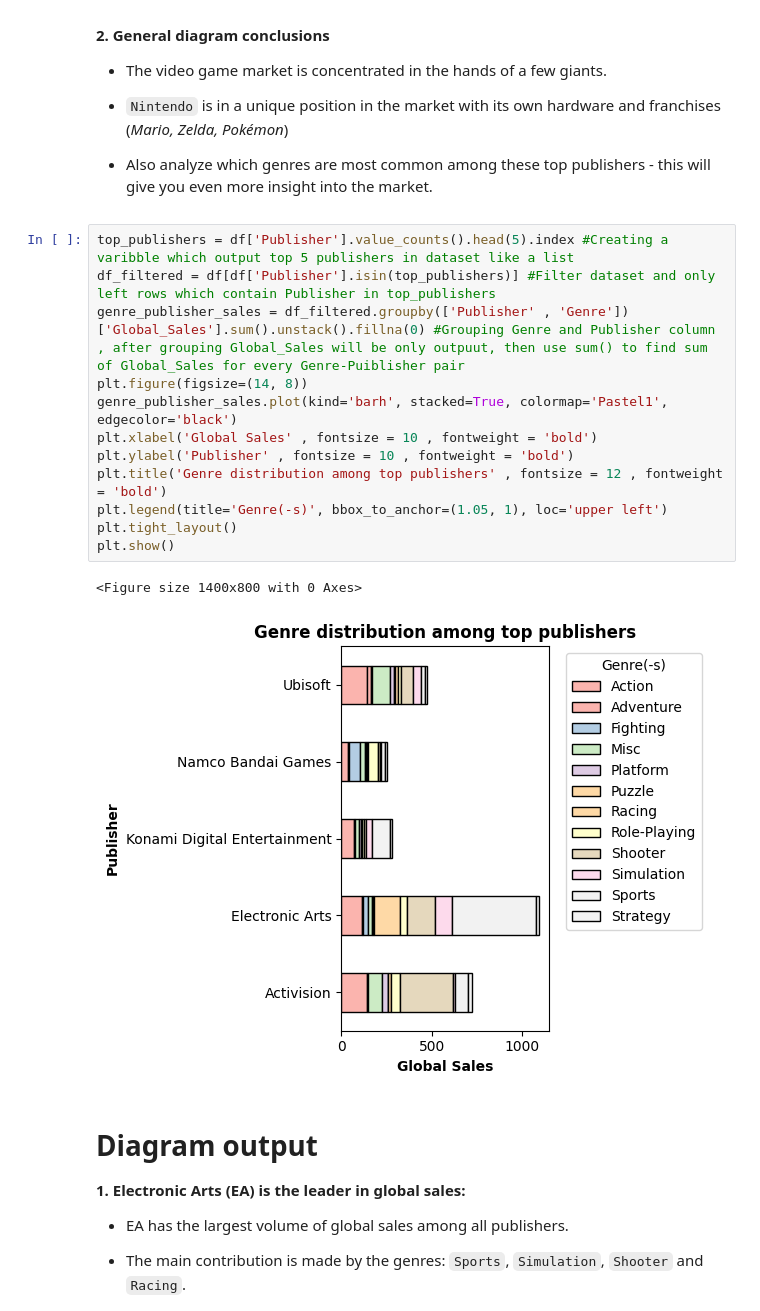
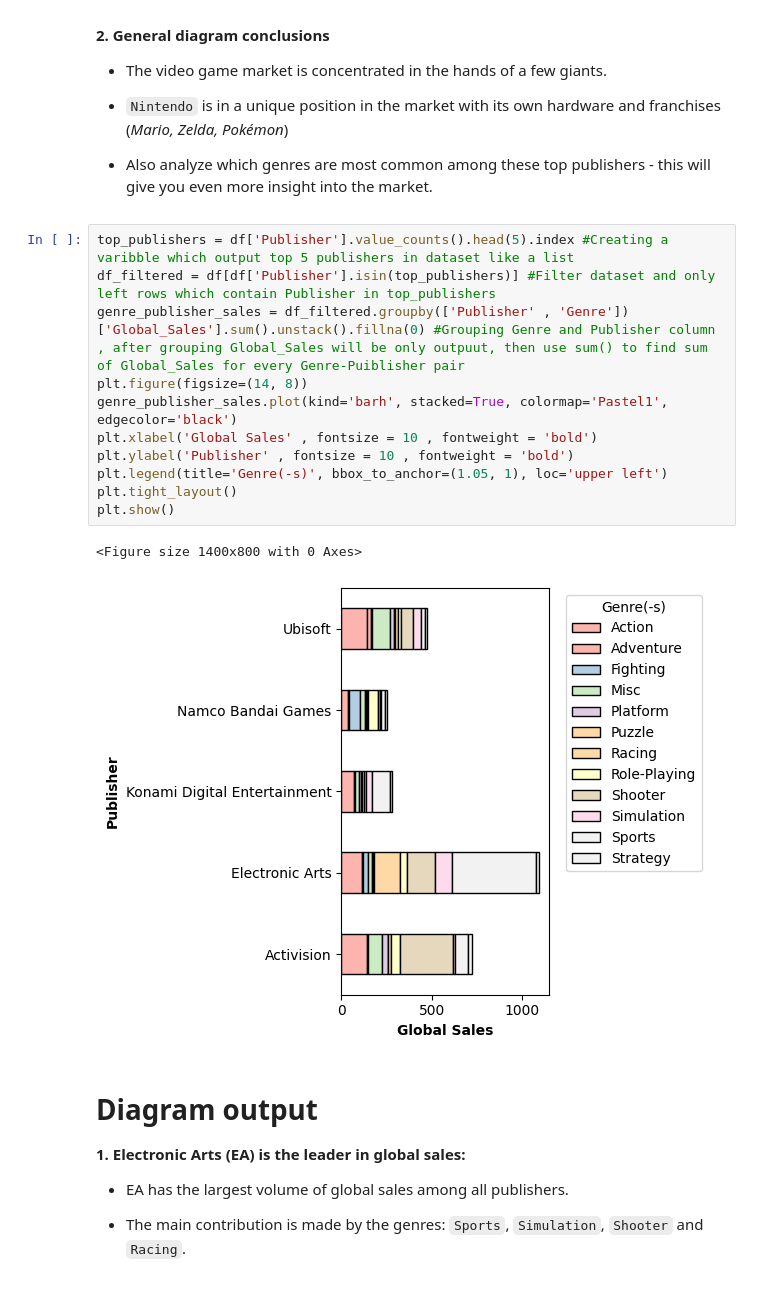
Before and after one commit to zizy2003/My-Projects, a Jupyter notebook: VideoGamesSales/project.ipynb, the cells around one changed output. Cells and saved outputs as stored; diff of their text form.

```diff
--- a/VideoGamesSales/project.ipynb
+++ b/VideoGamesSales/project.ipynb
@@ -566,18 +601,17 @@ plt.show()
 # %%
 top_publishers = df['Publisher'].value_counts().head(5).index #Creating a varibble which output top 5 publishers in dataset like a list
 df_filtered = df[df['Publisher'].isin(top_publishers)] #Filter dataset and only left rows which contain Publisher in top_publishers
 genre_publisher_sales = df_filtered.groupby(['Publisher' , 'Genre'])['Global_Sales'].sum().unstack().fillna(0) #Grouping Genre and Publisher column , after grouping Global_Sales will be only outpuut, then use sum() to find sum of Global_Sales for every Genre-Puiblisher pair
 plt.figure(figsize=(14, 8))
 genre_publisher_sales.plot(kind='barh', stacked=True, colormap='Pastel1', edgecolor='black')
 plt.xlabel('Global Sales' , fontsize = 10 , fontweight = 'bold')
 plt.ylabel('Publisher' , fontsize = 10 , fontweight = 'bold')
-plt.title('Genre distribution among top publishers' , fontsize = 12 , fontweight = 'bold')
 plt.legend(title='Genre(-s)', bbox_to_anchor=(1.05, 1), loc='upper left')
 plt.tight_layout()
 plt.show()
 # %% [output]
 <Figure size 1400x800 with 0 Axes>
-[figure, old version]
+[figure, new version]
 # %% [markdown]
 # Diagram output
 **1. Electronic Arts (EA) is the leader in global sales:**
```
Also changed, not shown: parts of 17 cells of this notebook.
